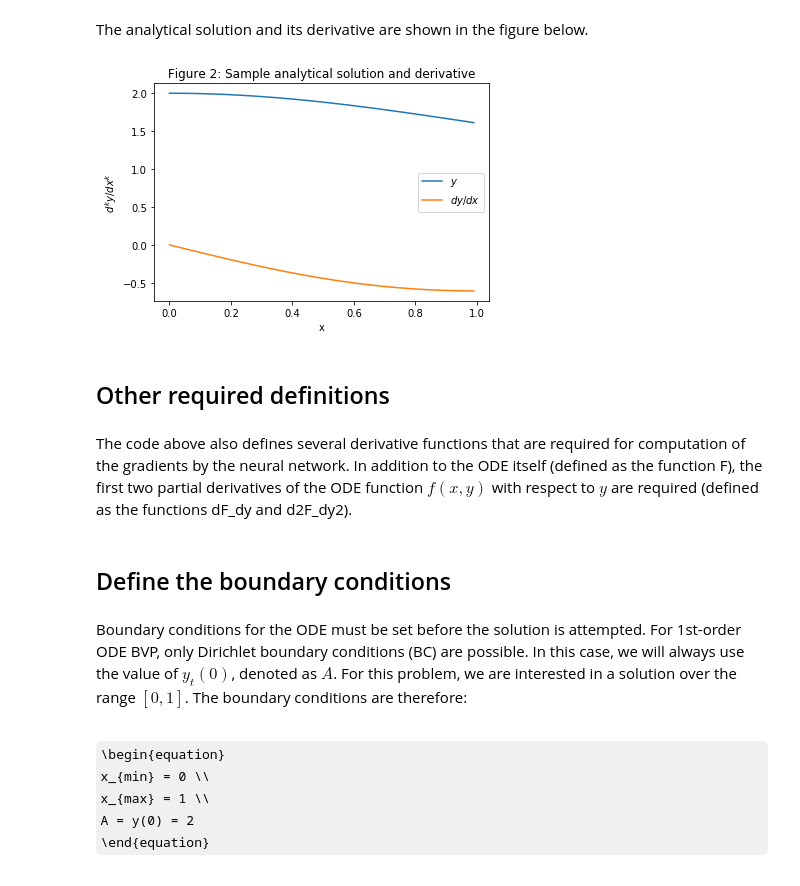
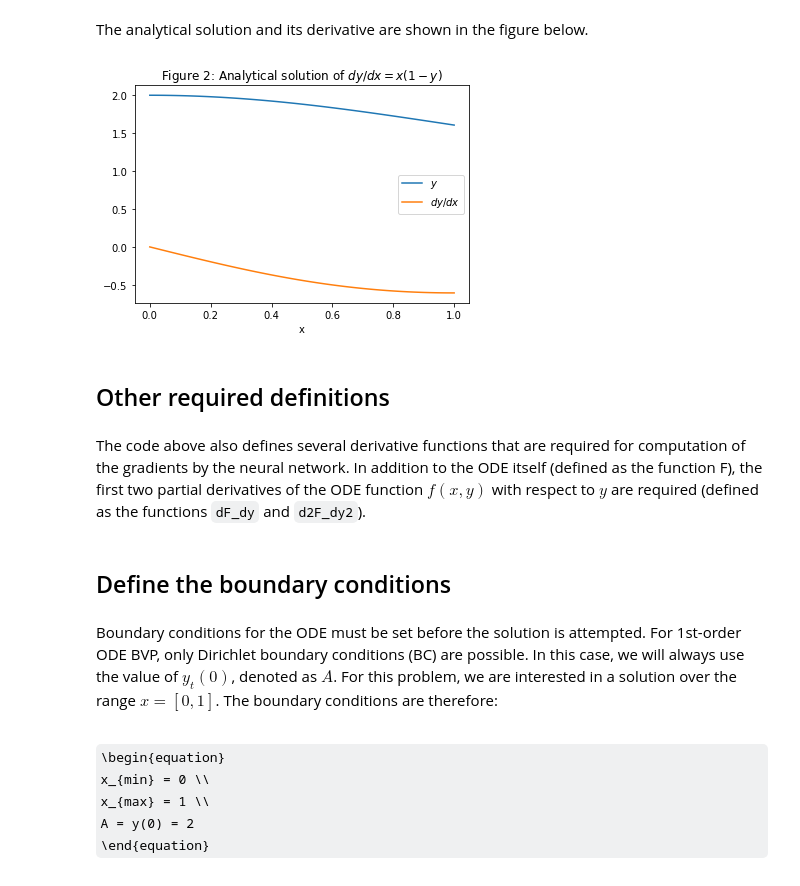
Before and after one commit to elwinter/nnode, a Jupyter notebook: nnode1.ipynb, the cells around one changed output. Drawn from its saved outputs; the diff is of its cells as text; code cells hidden in the pictures; some formulas as TeX source.

```diff
--- a/nnode1.ipynb
+++ b/nnode1.ipynb
@@ -301,30 +301,31 @@ def d2F_dy2(x, y):
 # %%
 xmin = 0
 xmax = 1
 n = 100
 dx = (xmax - xmin) / n
-x = np.arange(xmin, xmax, dx)
+#x = np.arange(xmin, xmax, dx) # Give division by zero error
+x = np.linspace(xmin,xmax,n)
 y = np.zeros(n)
 dy_dx = np.zeros(n)
 for i in range(n):
     y[i] = ya(x[i])
     dy_dx[i] = dya_dx(x[i])
 plt.plot(x, y, label = "$y$")
 plt.plot(x, dy_dx, label = "$dy/dx$")
 plt.xlabel("x")
-plt.ylabel("$d^ky/dx^k$")
+#plt.ylabel("$d^ky/dx^k$")
 plt.legend()
-plt.title("Figure 2: Sample analytical solution and derivative");
+plt.title("Figure 2: Analytical solution of $dy/dx = x(1-y)$");
 # %% [output]
-[figure, old version]
+[figure, new version]
 # %% [markdown]
 ## Other required definitions
 # %% [markdown]
-The code above also defines several derivative functions that are required for computation of the gradients by the neural network. In addition to the ODE itself (defined as the function F), the first two partial derivatives of the ODE function $f(x,y)$ with respect to $y$ are required (defined as the functions dF_dy and d2F_dy2).
+The code above also defines several derivative functions that are required for computation of the gradients by the neural network. In addition to the ODE itself (defined as the function F), the first two partial derivatives of the ODE function $f(x,y)$ with respect to $y$ are required (defined as the functions `dF_dy` and `d2F_dy2`).
 # %% [markdown]
 ## Define the boundary conditions
 # %% [markdown]
-Boundary conditions for the ODE must be set before the solution is attempted. For 1st-order ODE BVP, only Dirichlet boundary conditions (BC) are possible. In this case, we will always use the value of $y_t(0)$, denoted as $A$. For this problem, we are interested in a solution over the range $[0,1]$. The boundary conditions are therefore:
+Boundary conditions for the ODE must be set before the solution is attempted. For 1st-order ODE BVP, only Dirichlet boundary conditions (BC) are possible. In this case, we will always use the value of $y_t(0)$, denoted as $A$. For this problem, we are interested in a solution over the range $x=[0,1]$. The boundary conditions are therefore:
 # %% [markdown]
 \begin{equation}
 x_{min} = 0 \\
```
Also changed, not shown: parts of 14 cells of this notebook.
